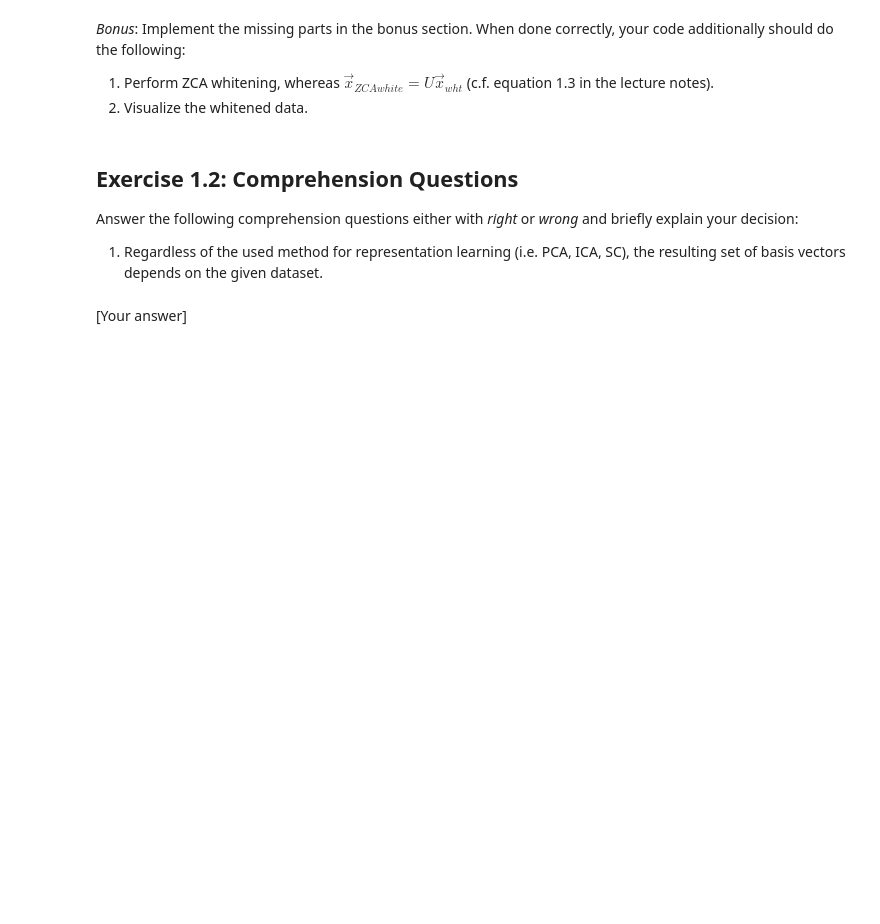
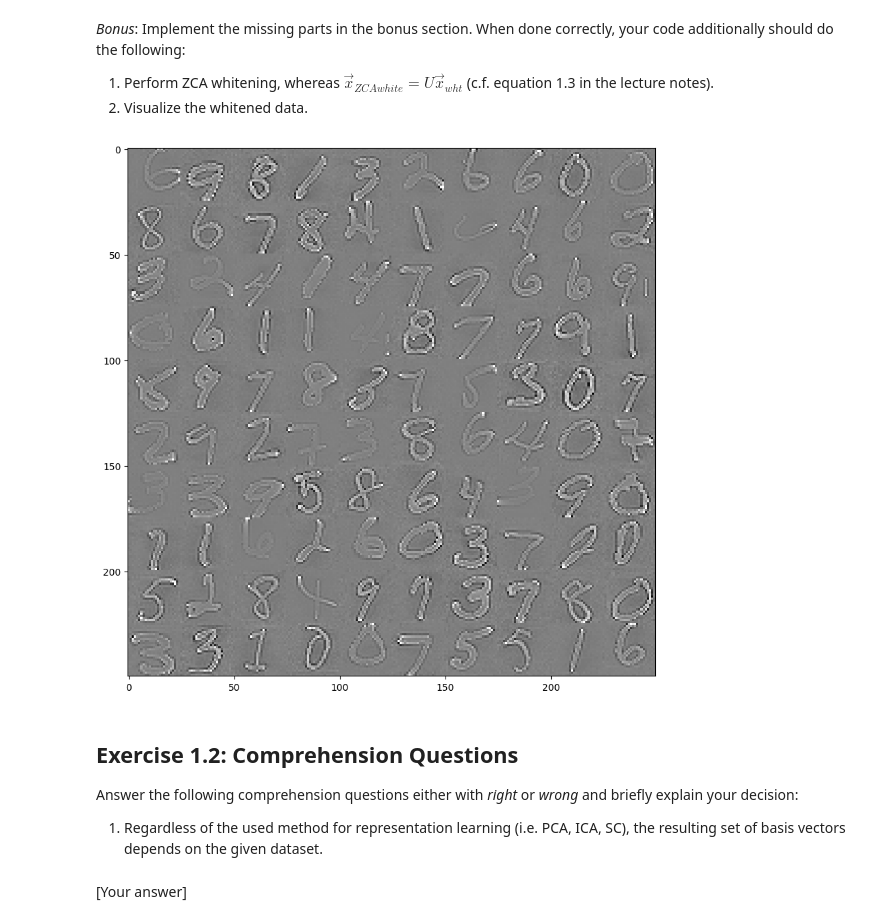
Before and after one commit to yoney-7/Machine-Learning-Exercises, a Jupyter notebook: exercise_1.ipynb, the cells around one changed output. Drawn from its saved outputs; the diff is of its cells as text; code cells hidden in the pictures; blank space fills up the shorter version.

```diff
--- a/exercise_1.ipynb
+++ b/exercise_1.ipynb
@@ -272,24 +259,35 @@ show_in_grid(reconstructions, patch_size, patch_size)
 # %%
 #% TODO epsilon : avoid negative numbers while computing stdDeviations
 epsilon = 0.1
 
 # TODO perform principal component analysis (help pca)
 # basis = -1 #get basis vector components
+pca_white = PCA()
+pca_white.fit(patches)
+U = pca_white.components_.T
 
 # TODO compute the covariance matrix of the patches
-covariance = -1
+covariance = np.cov(patches, rowvar = False)
 
 # TODO compute diagonal matrix S containing the standard deviations (c.f. page 6)
-std_deviations = -1
+std_deviations = np.diag(
+    np.sqrt(
+        np.maximum(np.diag(U.T @ covariance @ U), 0) + epsilon
+    )
+)
 
 # TODO pca whitening (c.f. equation 1.3)
-xPCAwhite = -1
+xPCAwhite = (
+    (patches - pca_white.mean_) @ U
+) @ np.linalg.inv(std_deviations)
 
 # TODO zca whitening
-xZCAwhite = -1
+xZCAwhite = xPCAwhite @ U.T
 
 # TODO visualize the whitened data
-# show_in_grid(xZCAwhite[:n_basis], patch_size, patch_size)
+show_in_grid(xZCAwhite[:n_basis], patch_size, patch_size)
+# %% [output]
+[figure, added]
 # %% [markdown]
 ## Exercise 1.2: Comprehension Questions
 
```
Also changed, not shown: parts of 5 cells of this notebook.
